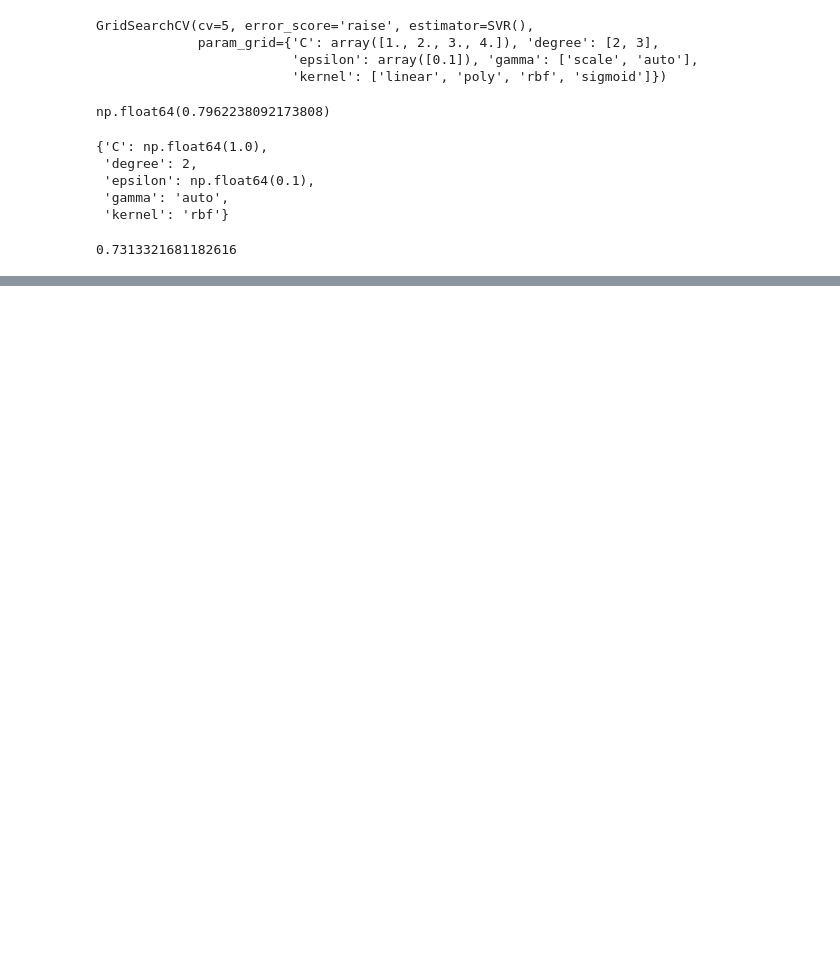
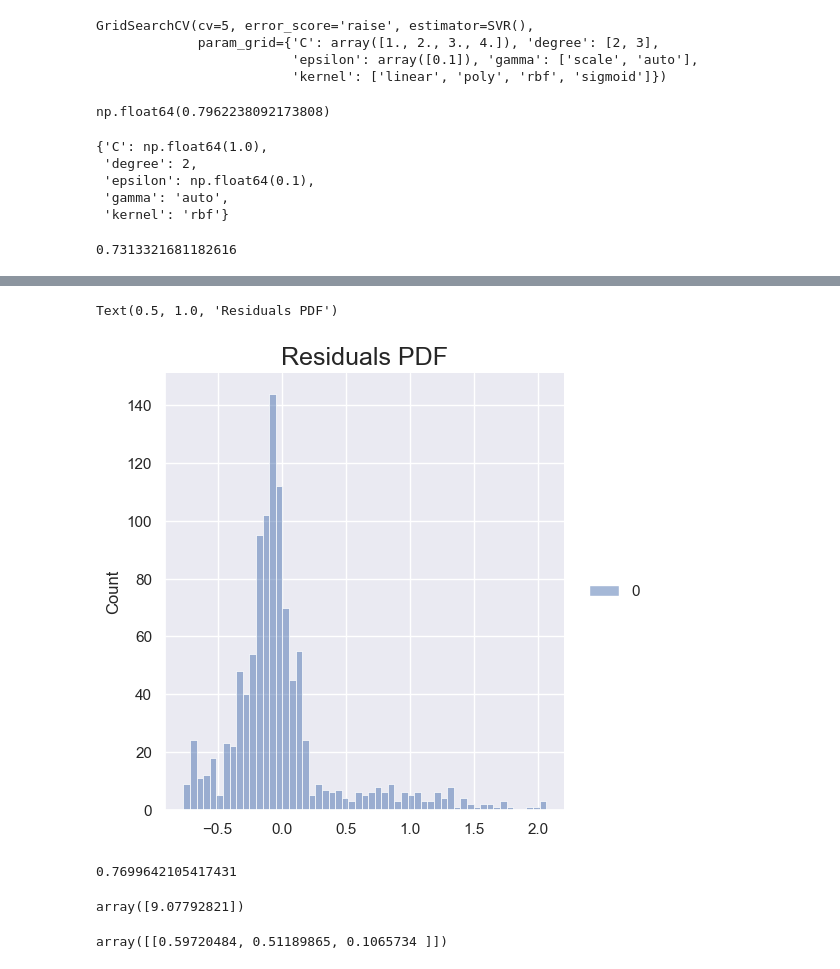
Before and after one commit to MichAdebayo/simplon_insurance_price_prediction, a Jupyter notebook: data_model.ipynb, the cells around one changed output, grey strips where cells are left out. Cells and saved outputs as stored; diff of their text form; code cells hidden in the pictures; blank space fills up the shorter version.

```diff
--- a/data_model.ipynb
+++ b/data_model.ipynb
@@ -509,0 +478,18 @@ from sklearn.neural_network import MLPRegressor
+# %%
+sns.displot(y_train - y_hat_lin)
+plt.title("Residuals PDF", size=18)
+# %% [output]
+Text(0.5, 1.0, 'Residuals PDF')
+[figure, added]
+# %%
+linear_model.score(x_train,y_train)
+# %% [output]
+0.7699642105417431
+# %%
+linear_model.intercept_
+# %% [output]
+array([9.07792821])
+# %%
+linear_model.coef_
+# %% [output]
+array([[0.59720484, 0.51189865, 0.1065734 ]])
```
Also changed, not shown: parts of 41 cells of this notebook, 2 other files.
